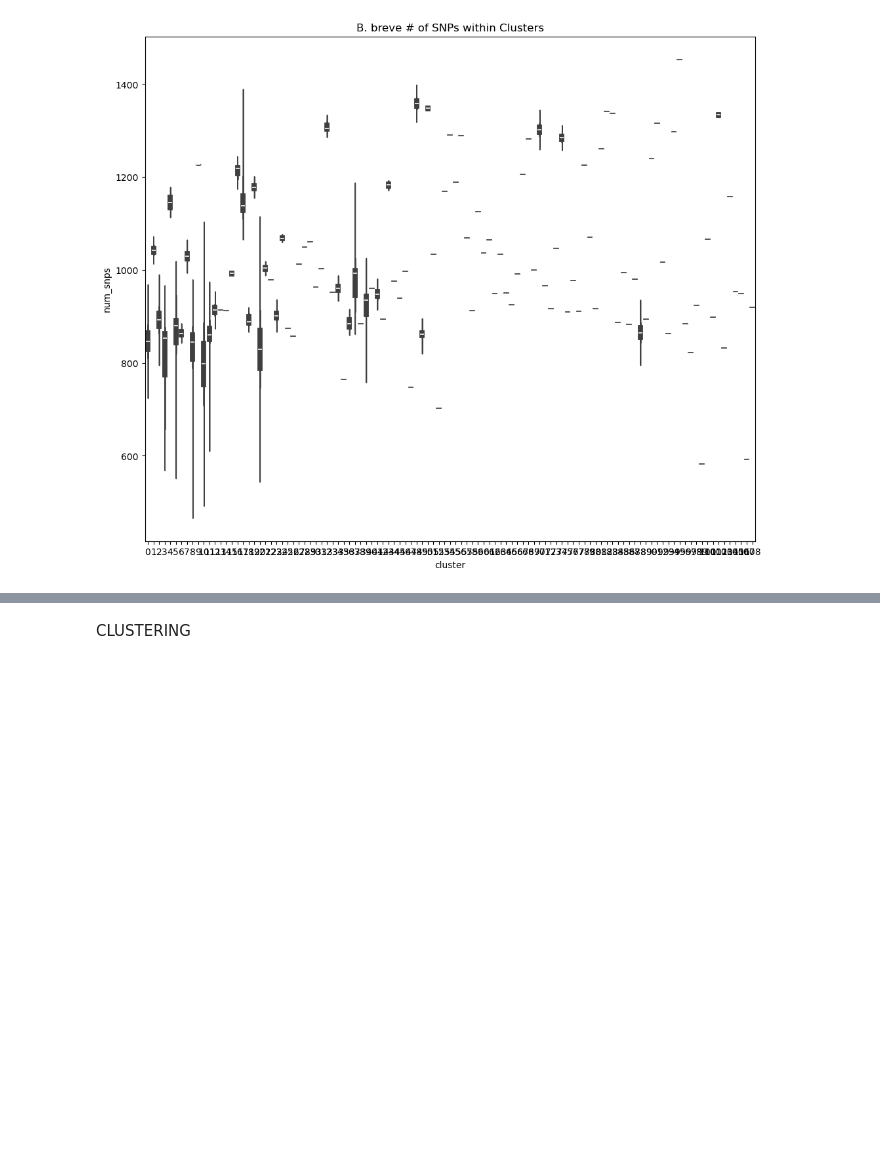
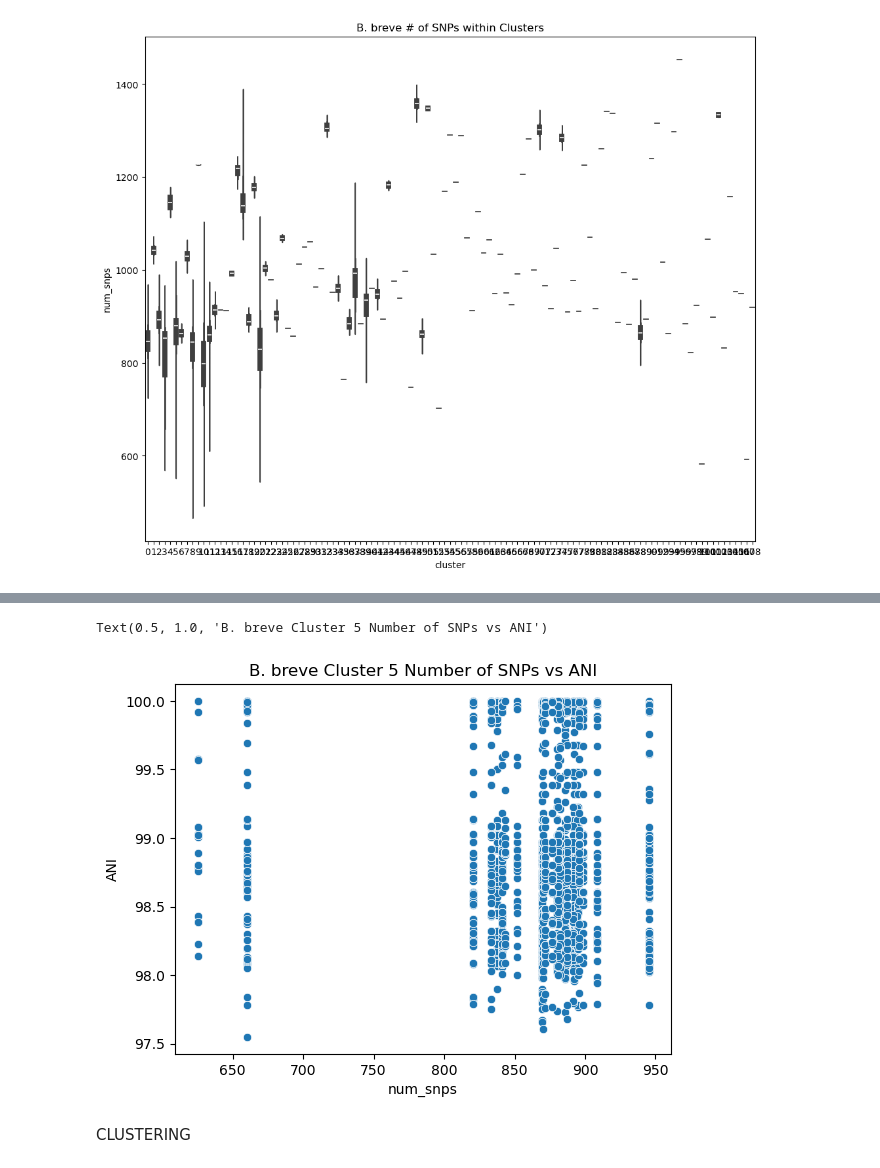
Before and after one commit to annaliese8/PopGenStats_Project, a Jupyter notebook: breve_tool_comparison.ipynb, the cells around one changed output, grey strips where cells are left out. Drawn from its saved outputs; the diff is of its cells as text; code cells hidden in the pictures; blank space fills up the shorter version.

```diff
--- a/breve_tool_comparison.ipynb
+++ b/breve_tool_comparison.ipynb
@@ -653,0 +638,3 @@ UndefinedVariableError: name 'NaN' is not defined
+# %%
+m_5 = m.query('cluster == 5')
+m_5
@@ -654,3 +722,9 @@ UndefinedVariableError: name 'NaN' is not defined
+# %%
+sns.scatterplot(m_5, x='num_snps', y='ANI')
+plt.title("B. breve Cluster 5 Number of SNPs vs ANI")
+# %% [output]
+Text(0.5, 1.0, 'B. breve Cluster 5 Number of SNPs vs ANI')
+[figure, added]
 # %% [markdown]
 CLUSTERING
 # %%
```
Also changed, not shown: parts of 9 cells of this notebook, 1 other file.
